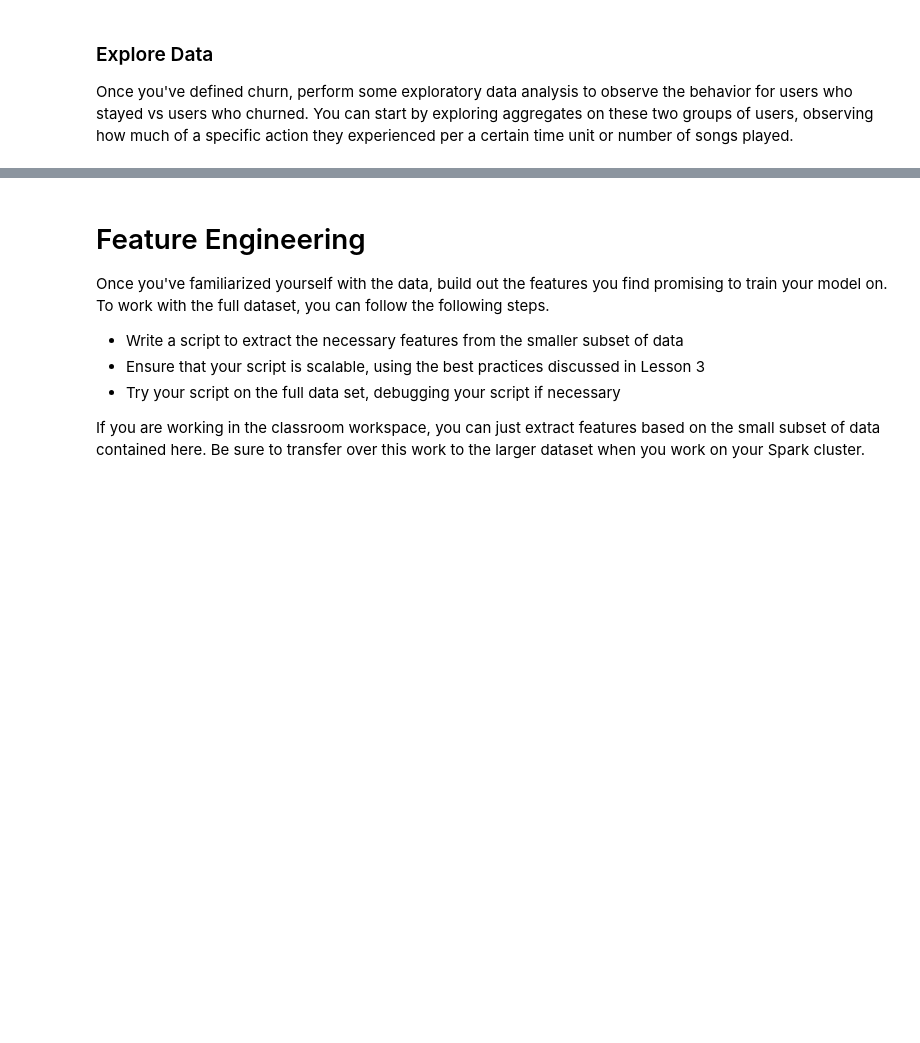
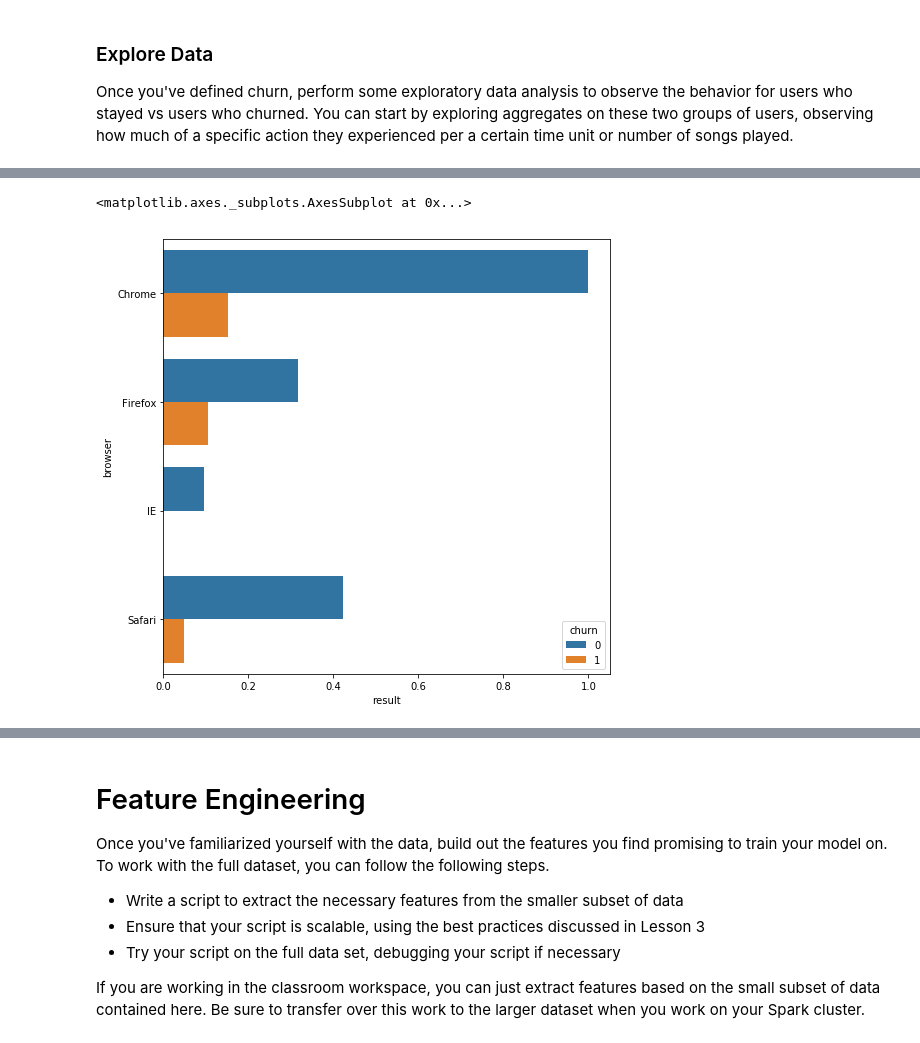
Before and after one commit to pato0301/sparkify_capstone_udacity, a Jupyter notebook: Sparkify.ipynb, the cells around one changed output, grey strips where cells are left out. Drawn from its saved outputs; the diff is of its cells as text; code cells hidden in the pictures; blank space fills up the shorter version.

```diff
--- a/Sparkify.ipynb
+++ b/Sparkify.ipynb
@@ -370,0 +383,7 @@ Once you've defined churn, perform some exploratory data analysis to observe the
+# %%
+df_cleaned_churn_chart['browser'] = df_cleaned_churn_chart['userAgent'].apply(which_browser)
+df_cleaned_churn_chart['platform'] = df_cleaned_churn_chart['userAgent'].apply(get_platform)
+# %%
+browser_gb = df_cleaned_churn_chart.groupby([ "browser","churn"]).count().sort_values("browser")#.reset_index()
+browser_gb = browser_gb[['churn_flag']]
+browser_gb
@@ -370,0 +417,9 @@ Once you've defined churn, perform some exploratory data analysis to observe the
+# %%
+def normalize_data(df):
+    data = ((df-df.min())/(df.max()-df.min()))
+    data = data.reset_index()
+    data = data.rename(columns={data.columns[-1]:'result'})
+    return data
+# %%
+browser_data = normalize_data(browser_gb)
+browser_data.head()
@@ -370,0 +443,6 @@ Once you've defined churn, perform some exploratory data analysis to observe the
+# %%
+fig, ax = plt.subplots(figsize=(8,8))
+sns.barplot( x="result",y="browser", hue="churn", data=browser_data,ax=ax)
+# %% [output]
+<matplotlib.axes._subplots.AxesSubplot at 0x...>
+[figure, added]
```
Also changed, not shown: parts of 12 cells of this notebook.
